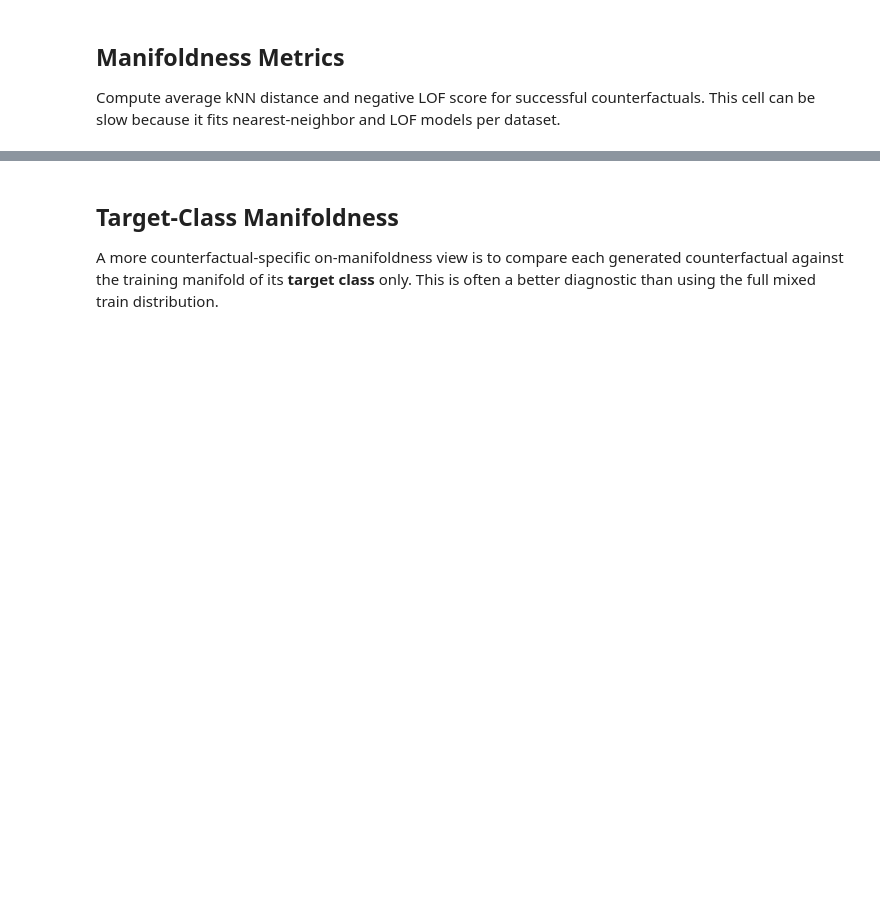
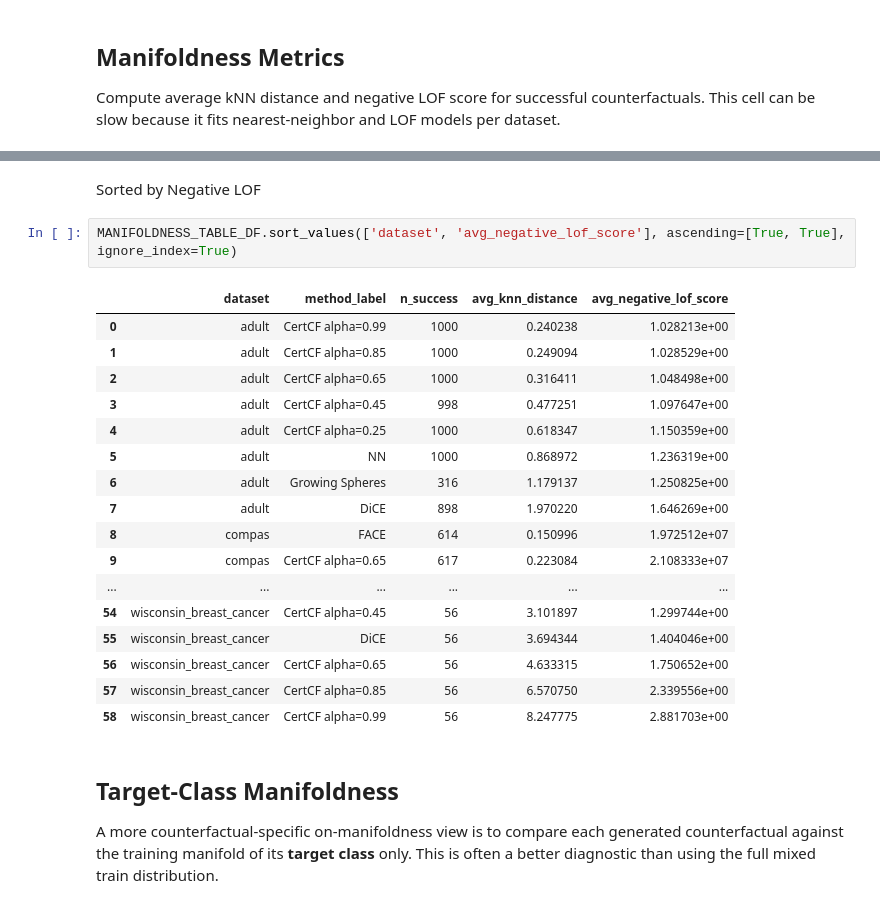
Before and after one commit to GabrielePintus/PreimageCounterfactualSampling, a Jupyter notebook: notebooks/6.25 - Benchmark result tables and manifoldness plots.ipynb, the cells around one changed output, grey strips where cells are left out. Cells and saved outputs as stored; diff of their text form; blank space fills up the shorter version.

```diff
--- a/notebooks/6.25 - Benchmark result tables and manifoldness plots.ipynb
+++ b/notebooks/6.25 - Benchmark result tables and manifoldness plots.ipynb
@@ -483,3 +503,25 @@ display(MANIFOLDNESS_TABLE_DF.round(4))
+# %% [markdown]
+Sorted by Negative LOF
+# %%
+MANIFOLDNESS_TABLE_DF.sort_values(['dataset', 'avg_negative_lof_score'], ascending=[True, True], ignore_index=True)
+# %% [output]
+|  | dataset | method_label | n_success | avg_knn_distance | avg_negative_lof_score |
+| 0 | adult | CertCF alpha=0.99 | 1000 | 0.240238 | 1.028213e+00 |
+| 1 | adult | CertCF alpha=0.85 | 1000 | 0.249094 | 1.028529e+00 |
+| 2 | adult | CertCF alpha=0.65 | 1000 | 0.316411 | 1.048498e+00 |
+| 3 | adult | CertCF alpha=0.45 | 998 | 0.477251 | 1.097647e+00 |
+| 4 | adult | CertCF alpha=0.25 | 1000 | 0.618347 | 1.150359e+00 |
+| 5 | adult | NN | 1000 | 0.868972 | 1.236319e+00 |
+| 6 | adult | Growing Spheres | 316 | 1.179137 | 1.250825e+00 |
+| 7 | adult | DiCE | 898 | 1.970220 | 1.646269e+00 |
+| 8 | compas | FACE | 614 | 0.150996 | 1.972512e+07 |
+| 9 | compas | CertCF alpha=0.65 | 617 | 0.223084 | 2.108333e+07 |
+| ... | ... | ... | ... | ... | ... |
+| 54 | wisconsin_breast_cancer | CertCF alpha=0.45 | 56 | 3.101897 | 1.299744e+00 |
+| 55 | wisconsin_breast_cancer | DiCE | 56 | 3.694344 | 1.404046e+00 |
+| 56 | wisconsin_breast_cancer | CertCF alpha=0.65 | 56 | 4.633315 | 1.750652e+00 |
+| 57 | wisconsin_breast_cancer | CertCF alpha=0.85 | 56 | 6.570750 | 2.339556e+00 |
+| 58 | wisconsin_breast_cancer | CertCF alpha=0.99 | 56 | 8.247775 | 2.881703e+00 |
 # %% [markdown]
 ## Target-Class Manifoldness
 
```
Also changed, not shown: parts of 13 cells of this notebook.
